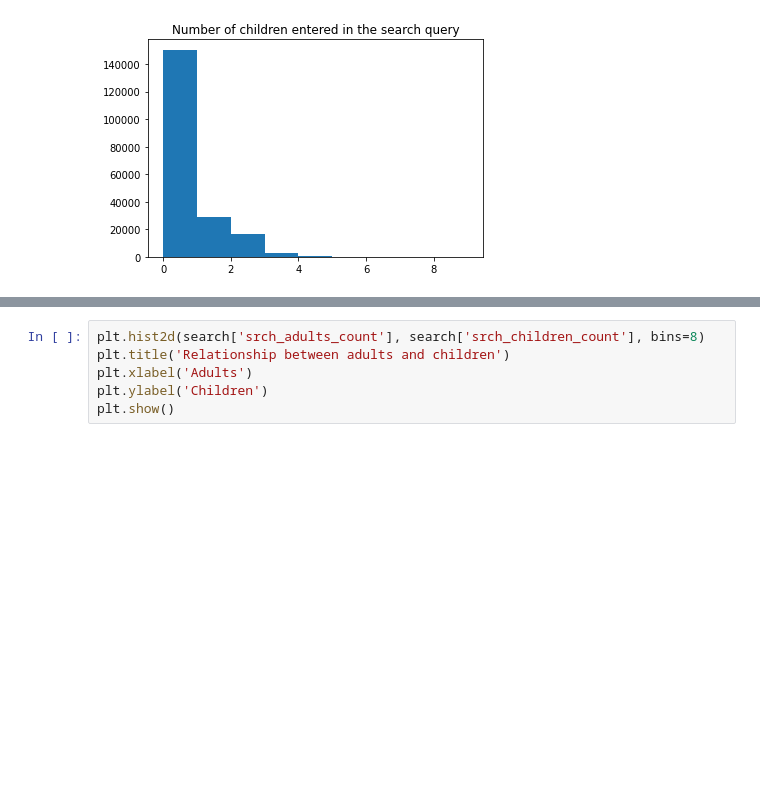
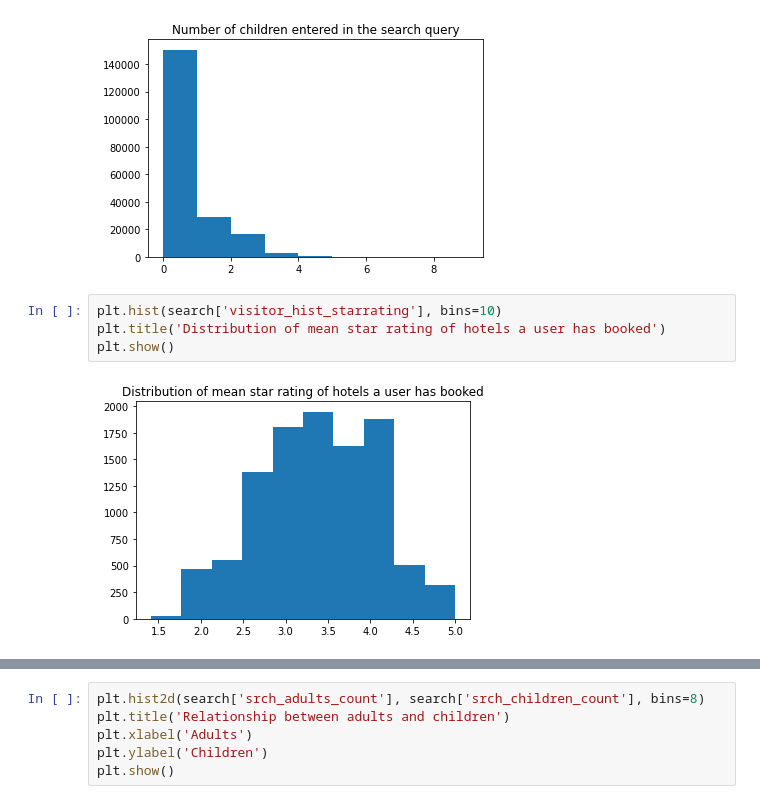
Before and after one commit to Heleenoudenijhuis/Datamining, a Jupyter notebook: Hotel_data_mining_EXPLORATION.ipynb, the cells around one changed output, grey strips where cells are left out. Saved outputs shown, nothing was run; the diff lists cells and outputs as text; blank space fills up the shorter version.

```diff
--- a/Hotel_data_mining_EXPLORATION.ipynb
+++ b/Hotel_data_mining_EXPLORATION.ipynb
@@ -62,3 +93,9 @@ plt.title('Number of children entered in the search query')
 plt.show()
 # %% [output]
 [figure]
+# %%
+plt.hist(search['visitor_hist_starrating'], bins=10)
+plt.title('Distribution of mean star rating of hotels a user has booked')
+plt.show()
+# %% [output]
+[figure, added]
```
Also changed, not shown: parts of 8 cells of this notebook.
